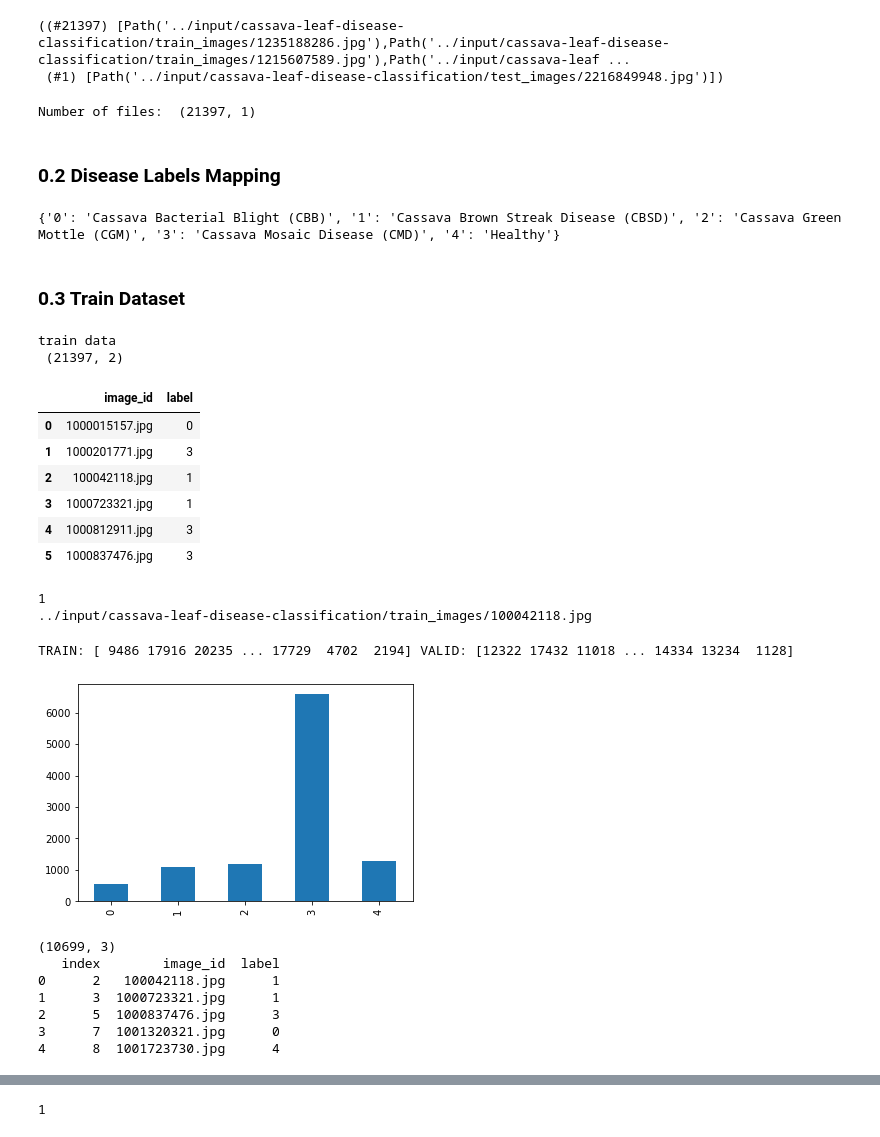
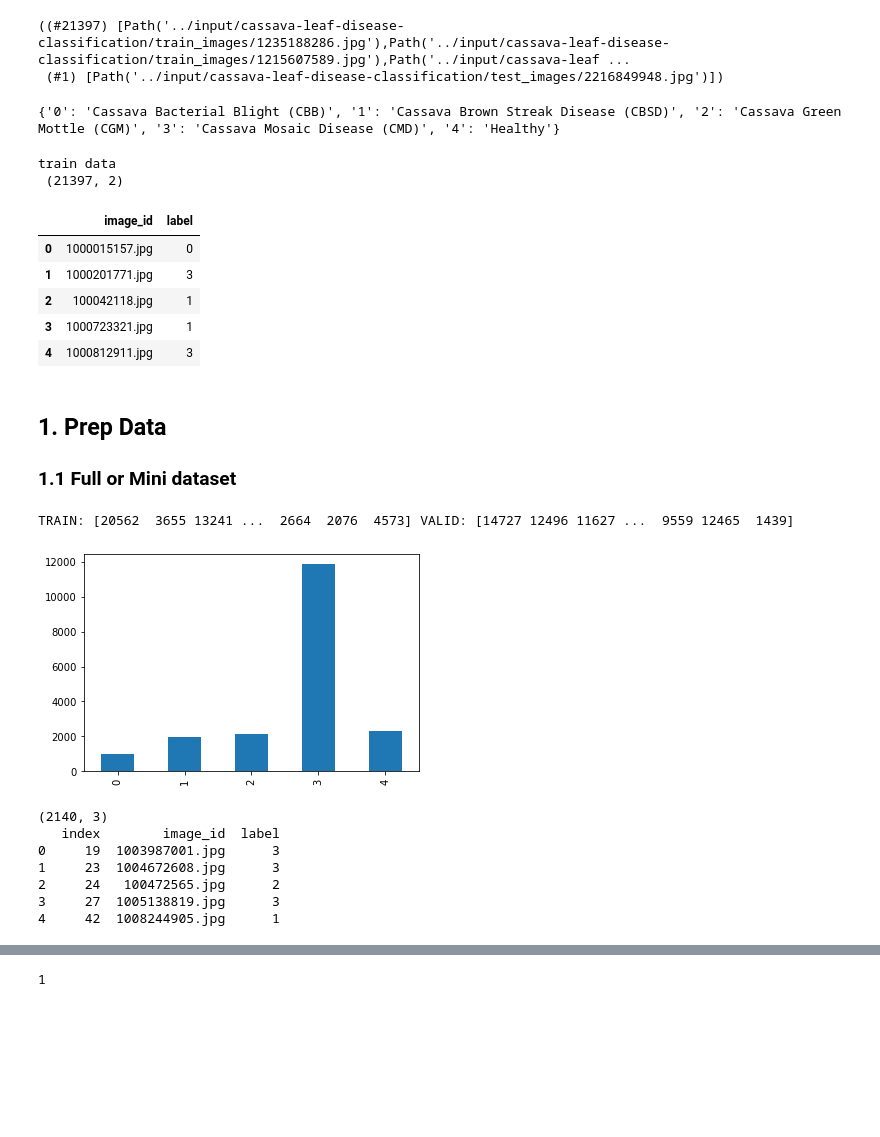
Before and after one commit to anyaconda/my-fastai-project, a Jupyter notebook: my-kaggle-cassava-0-data.ipynb, the cells around one changed output, grey strips where cells are left out. Saved outputs shown, nothing was run; the diff lists cells and outputs as text; code cells hidden in the pictures; blank space fills up the shorter version.

```diff
--- a/my-kaggle-cassava-0-data.ipynb
+++ b/my-kaggle-cassava-0-data.ipynb
@@ -43,7 +48,9 @@ from fastai.vision.all import *
 # %%
 #--constants and variables
 SEED = 24
-DEBUG = 0 #$param
+MINI_FLG = 0 #$param
+MINI_DS_SIZE = 0.1
+VALID_DS_SIZE = 0.2
 
 path = Path('../input/cassava-leaf-disease-classification')
 
@@ -83,12 +79,8 @@ path.ls()
  (#1) [Path('../input/cassava-leaf-disease-classification/test_images/2216849948.jpg')])
 # %%
 #load train/test images
-train_img = get_image_files(path/'train_images')
-test_img = get_image_files(path/'test_images')
+#train_img = get_image_files(path/'train_images')
+#test_img = get_image_files(path/'test_images')
 
-print("Number of files: ", (len(train_img), len(test_img)))
+#print("Number of files: ", (len(train_img), len(test_img)))
-# %% [output]
-Number of files:  (21397, 1)
-# %% [markdown]
-### 0.2 Disease Labels Mapping
 # %%
@@ -98,13 +91,12 @@ with open((path/'label_num_to_disease_map.json')) as json_file:
 print(target_map)
 # %% [output]
 {'0': 'Cassava Bacterial Blight (CBB)', '1': 'Cassava Brown Streak Disease (CBSD)', '2': 'Cassava Green Mottle (CGM)', '3': 'Cassava Mosaic Disease (CMD)', '4': 'Healthy'}
-# %% [markdown]
-### 0.3 Train Dataset
 # %%
+#train Dataset
 df_train = pd.read_csv(path/'train.csv')
 
 print('train data\n', df_train.shape)
-display(df_train.head(6))
+display(df_train.head())
 # %% [output]
 train data
  (21397, 2)
@@ -114,48 +106,41 @@ train data
 | 2 | 100042118.jpg | 1 |
 | 3 | 1000723321.jpg | 1 |
 | 4 | 1000812911.jpg | 3 |
-| 5 | 1000837476.jpg | 3 |
-# %%
-#view an image
-image_example = '100042118.jpg'
-print(lookup_label(image_example))
-print(path/'train_images'/image_example)
-#Image.open(path/'train_images'/image_example)
-# %% [output]
-1
-../input/cassava-leaf-disease-classification/train_images/100042118.jpg
+# %% [markdown]
+## 1. Prep Data
+### 1.1 Full or Mini dataset
 # %%
-#train subsample
-if DEBUG:
+#train mini subsample for rapid iteration
+if MINI_FLG:
     #stratified subsample
-    X_debug = df_train['image_id']
-    y_debug = df_train['label']
-    sss_debug = StratifiedShuffleSplit(n_splits=1, test_size=0.5, random_state=SEED)
+    X_mini = df_train['image_id']
+    y_mini = df_train['label']
+    sss_mini = StratifiedShuffleSplit(n_splits=1, test_size=MINI_DS_SIZE, random_state=SEED)
 
-    for train_idx_debug, valid_idx_debug in sss_debug.split(X_debug, y_debug):
-        print("TRAIN:", train_idx_debug, "VALID:", valid_idx_debug)
-        y_train_debug, y_valid_debug = y_debug[train_idx_debug], y_debug[valid_idx_debug]
+    for train_idx_mini, valid_idx_mini in sss_mini.split(X_mini, y_mini):
+        print("TRAIN:", train_idx_mini, "VALID:", valid_idx_mini)
+        y_train_mini, y_valid_mini = y_mini[train_idx_mini], y_mini[valid_idx_mini]
 
-    y_train_debug.value_counts().sort_index()
-    y_train_debug.value_counts().sort_index().plot(kind='bar');
+    y_train_mini.value_counts().sort_index()
+    y_train_mini.value_counts().sort_index().plot(kind='bar');
 # %% [output]
-TRAIN: [ 9486 17916 20235 ... 17729  4702  2194] VALID: [12322 17432 11018 ... 14334 13234  1128]
+TRAIN: [20562  3655 13241 ...  2664  2076  4573] VALID: [14727 12496 11627 ...  9559 12465  1439]
-[figure, old version]
+[figure, new version]
 # %%
 #train subsample
-if DEBUG:
+if MINI_FLG:
     #update df_train with train index
-    df_train = df_train.loc[df_train.index.isin(valid_idx_debug)].reset_index()
+    df_train = df_train.loc[df_train.index.isin(valid_idx_mini)].reset_index()
     print(df_train.shape)
     print(df_train.head())
 # %% [output]
-(10699, 3)
+(2140, 3)
    index        image_id  label
-0      2   100042118.jpg      1
-1      3  1000723321.jpg      1
-2      5  1000837476.jpg      3
-3      7  1001320321.jpg      0
-4      8  1001723730.jpg      4
+0     19  1003987001.jpg      3
+1     23  1004672608.jpg      3
+2     24   100472565.jpg      2
+3     27  1005138819.jpg      3
+4     42  1008244905.jpg      1
 # %%
 print(df_train['label'].value_counts().sort_index())
 df_train['label'].value_counts().sort_index().plot(kind='bar');
```
Also changed, not shown: parts of 23 cells of this notebook, 4 other files.
